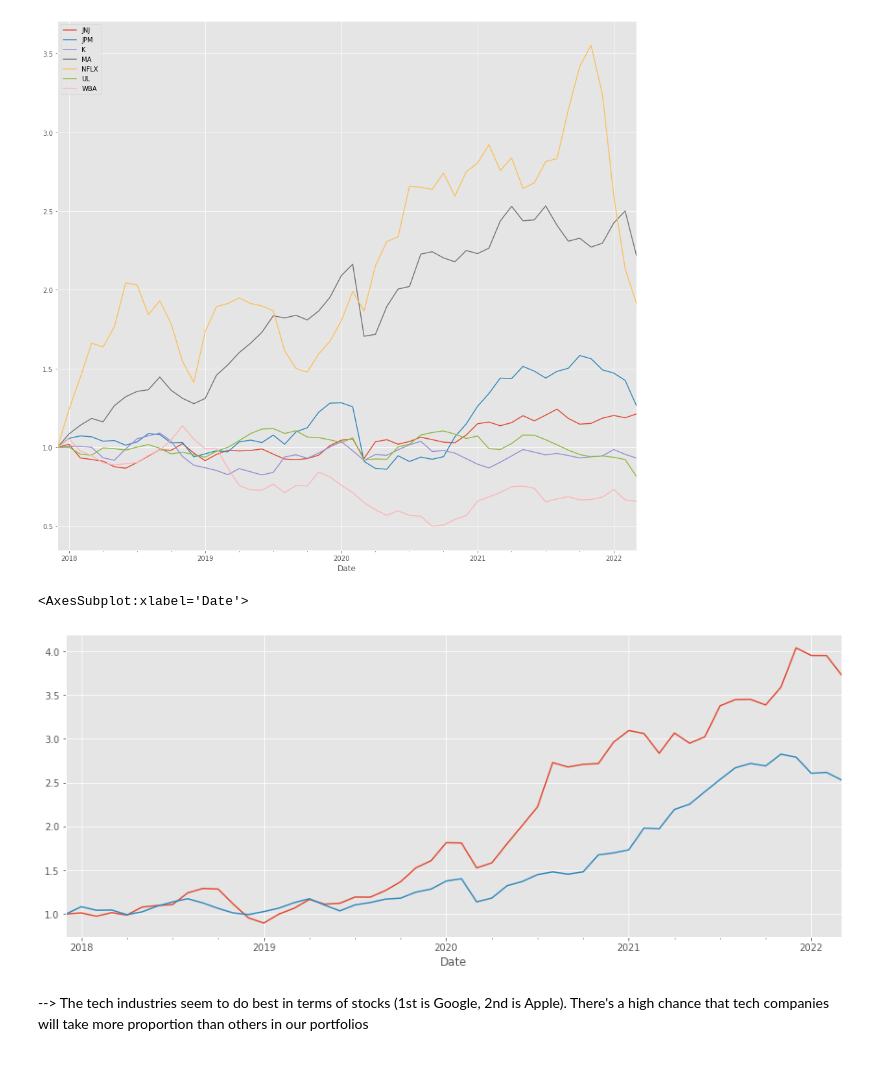
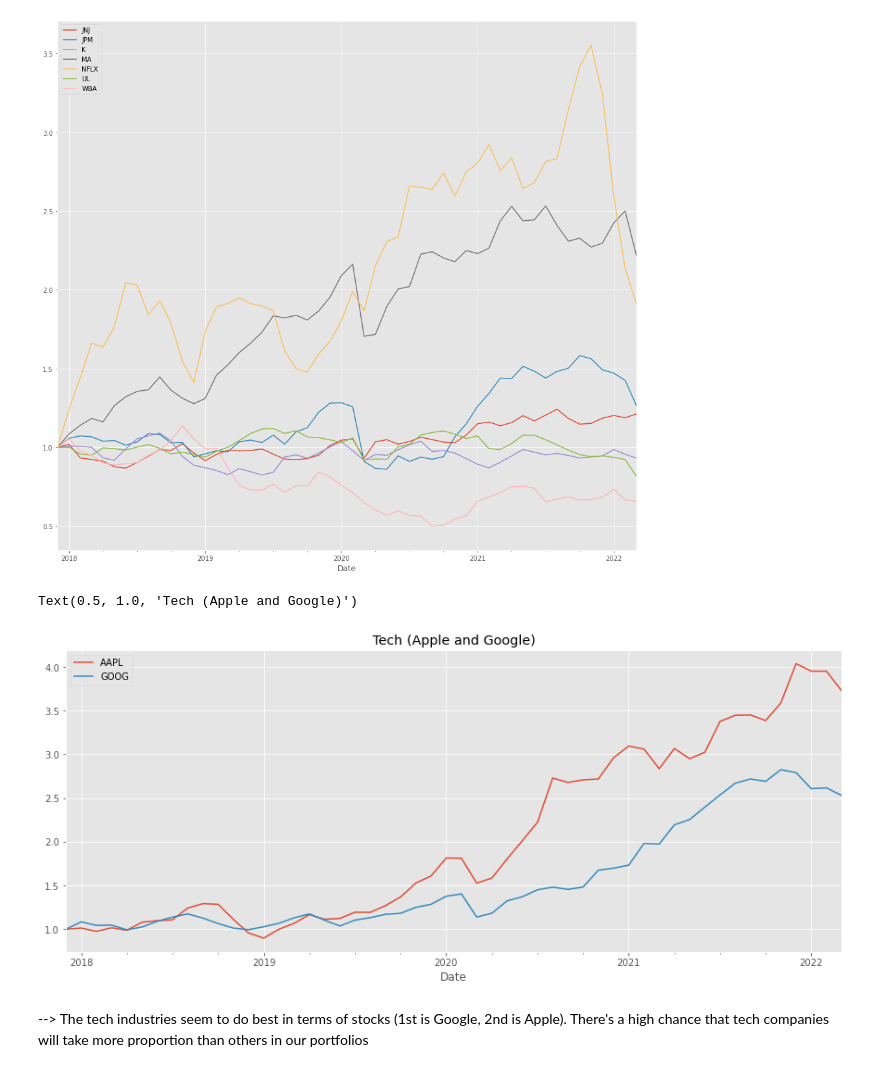
Before and after one commit to Royleong31/Stock-Portfolio-Optimiser, a Jupyter notebook: EDA/stocks.ipynb, the cells around one changed output. Drawn from its saved outputs; the diff is of its cells as text; code cells hidden in the pictures.

```diff
--- a/EDA/stocks.ipynb
+++ b/EDA/stocks.ipynb
@@ -163,8 +163,10 @@ plt.show()
 # %%
 stockAdjustedPrice['AAPL'].plot(figsize=[15,6])
 stockAdjustedPrice['GOOG'].plot(figsize=[15,6])
+plt.legend(['AAPL', 'GOOG'])
+plt.title('Tech (Apple and Google)')
 # %% [output]
-<AxesSubplot:xlabel='Date'>
+Text(0.5, 1.0, 'Tech (Apple and Google)')
-[figure, old version]
+[figure, new version]
 # %% [markdown]
 --> The tech industries seem to do best in terms of stocks (1st is Google, 2nd is Apple). There's a high chance that tech companies will take more proportion than others in our portfolios
```
Also changed, not shown: parts of 9 cells of this notebook.
